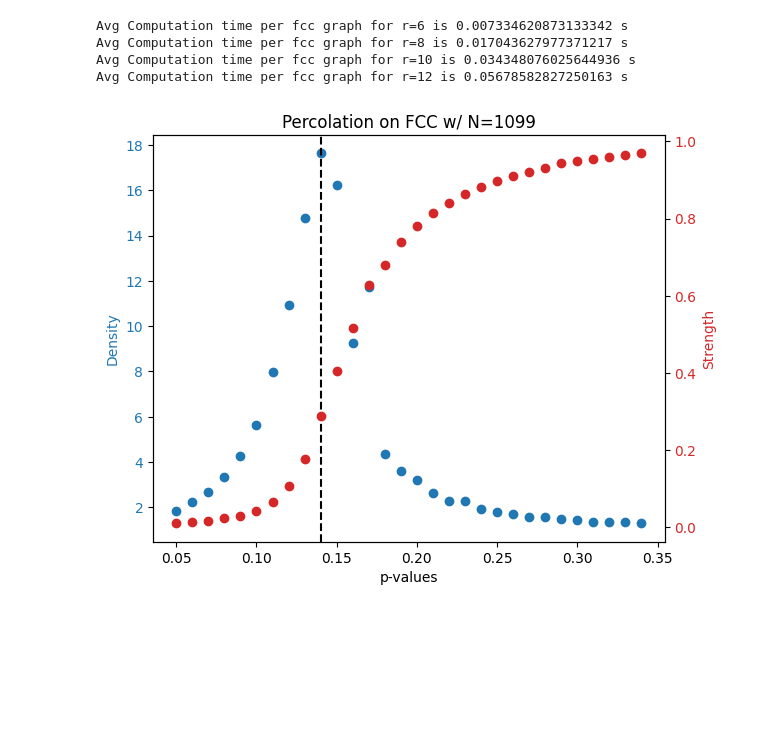
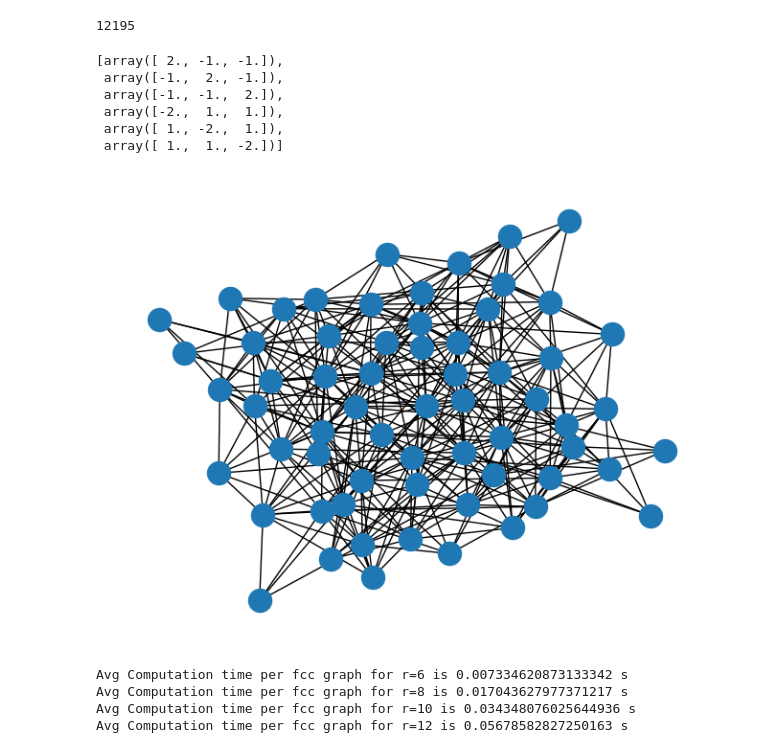
Before and after one commit to awstasiuk/phd-notebooks, a Jupyter notebook: Percolation/FCC Building.ipynb, the cells around one changed output. Cells and saved outputs as stored; diff of their text form; code cells hidden in the pictures; blank space fills up the shorter version.

```diff
--- a/Percolation/FCC Building.ipynb
+++ b/Percolation/FCC Building.ipynb
@@ -63,3 +49,7 @@ def expected_nodes(r0):
+# %%
+expected_nodes(14)
+# %% [output]
+12195
 # %%
 def grid_graph_2d(L):
     r"""
@@ -93,6 +83,16 @@ def square_grid_graph(L,dim=2):
     for _ in range(dim-1):
         G, hold = rx.cartesian_product(Gnew,G)
     return G
+# %%
+nnnn_adjacency = [a*alpha*(np.array([1,1,1])-3*ei) for alpha in (-1,1) for ei in np.identity(3)]
+nnnn_adjacency
+# %% [output]
+[array([ 2., -1., -1.]),
+ array([-1.,  2., -1.]),
+ array([-1., -1.,  2.]),
+ array([-2.,  1.,  1.]),
+ array([ 1., -2.,  1.]),
+ array([ 1.,  1., -2.])]
 # %%
 nn_adjacency = [np.array([alpha*a, beta*a,0]) for alpha in (-1,1) for beta in (-1,1)]
 nn_adjacency += [np.array([alpha*a,0,beta*a]) for alpha in (-1,1) for beta in (-1,1)]
@@ -174 +440,5 @@ def grid_graph(dim,fmt='sc_'):
+# %%
+mpl_draw(G)
+# %% [output]
+[figure, added]
 # %%
@@ -290,32 +605,6 @@ Avg Computation time per fcc graph for r=6 is 0.007334620873133342 s
 Avg Computation time per fcc graph for r=8 is 0.017043627977371217 s
 Avg Computation time per fcc graph for r=10 is 0.034348076025644936 s
 Avg Computation time per fcc graph for r=12 is 0.05678582827250163 s
-# %%
-fig, ax1 = plt.subplots()
-
-color = 'tab:blue'
-ax1.set_xlabel('p-values')
-ax1.set_ylabel('Density', color=color)
-ax1.scatter(pvals, density[6], label="density", color=color)
-ax1.tick_params(axis='y', labelcolor=color)
-
-ax2 = ax1.twinx()  # instantiate a second axes that shares the same x-axis
-color = 'tab:red'
-ax2.set_ylabel('Strength', color=color)  # we already handled the x-label with ax1
-ax2.scatter(pvals, strength[6], label="strength", color=color)
-ax2.tick_params(axis='y', labelcolor=color)
-
-# Find the p-value corresponding to the maximum density
-max_density_pval = pvals[np.argmax(density[6])]
-
-# Add a vertical dashed line at the maximum density value
-ax1.axvline(x=max_density_pval, color='black', linestyle='--')
-
-fig.tight_layout()  # otherwise the right y-label is slightly clipped
-plt.title(f"Percolation on FCC w/ N={expected_nodes(6)}")
-plt.show()
-# %% [output]
-[figure, removed]
 # %%
 fig, ax1 = plt.subplots()
 max_density_pval=0
```
Also changed, not shown: parts of 31 cells of this notebook, 40 other files.
